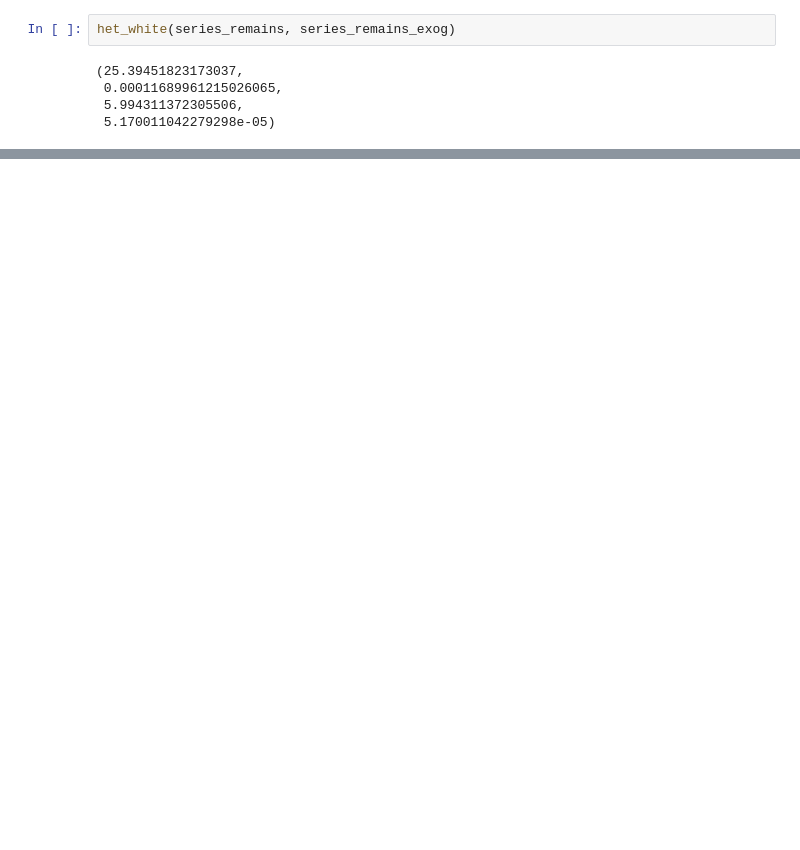
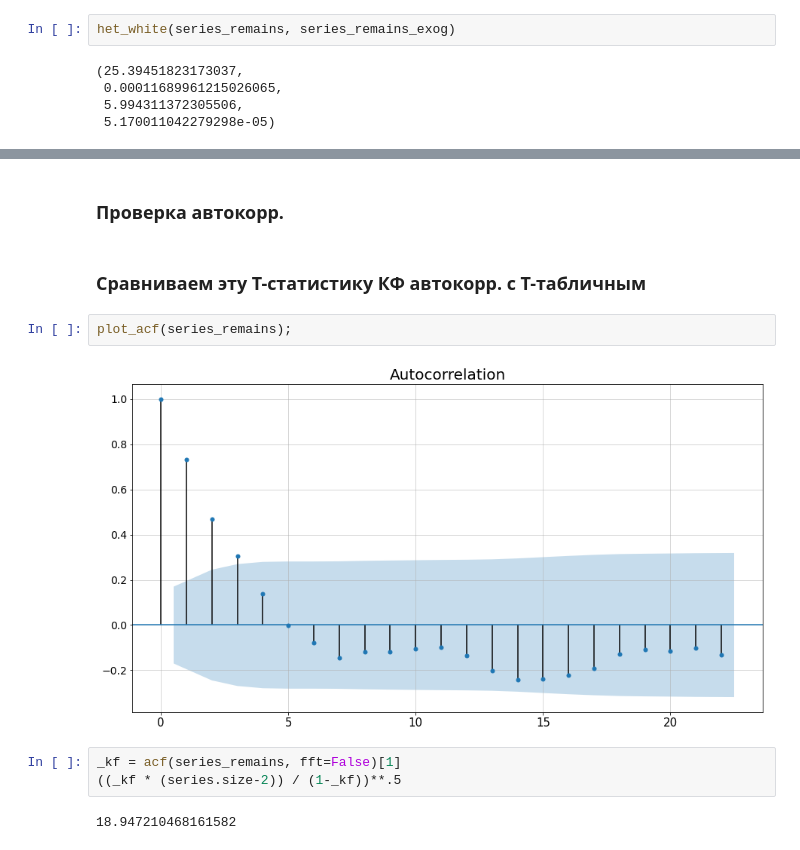
Before and after one commit to xtess16/RTSI, a Jupyter notebook: RTS_test.ipynb, the cells around one changed output, grey strips where cells are left out. Saved outputs shown, nothing was run; the diff lists cells and outputs as text; blank space fills up the shorter version.

```diff
--- a/RTS_test.ipynb
+++ b/RTS_test.ipynb
@@ -346,0 +457,13 @@ strong multicollinearity problems or that the design matrix is singular.
+# %% [markdown]
+### Проверка автокорр.
+# %% [markdown]
+### Сравниваем эту T-статистику КФ автокорр. с T-табличным
+# %%
+plot_acf(series_remains);
+# %% [output]
+[figure, added]
+# %%
+_kf = acf(series_remains, fft=False)[1]
+((_kf * (series.size-2)) / (1-_kf))**.5
+# %% [output]
+18.947210468161582
```
Also changed, not shown: parts of 18 cells of this notebook, 1 other file.
